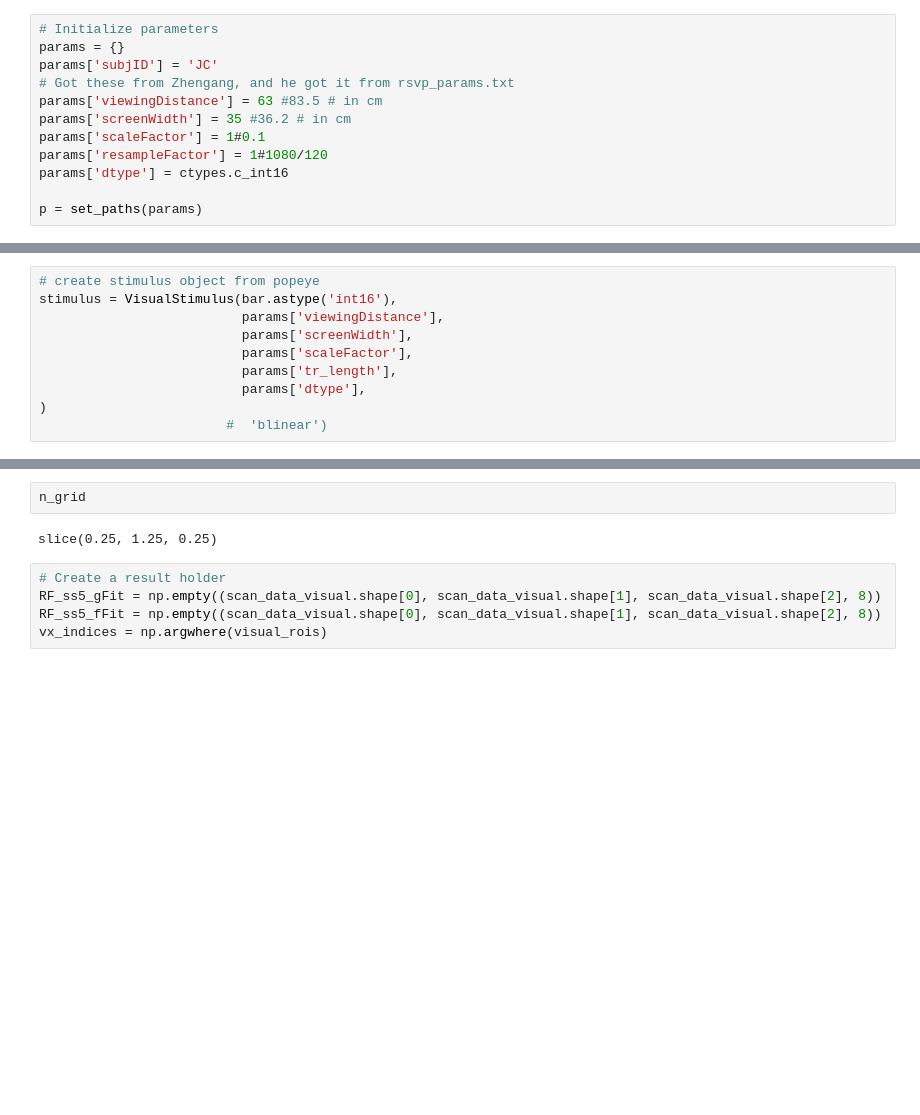
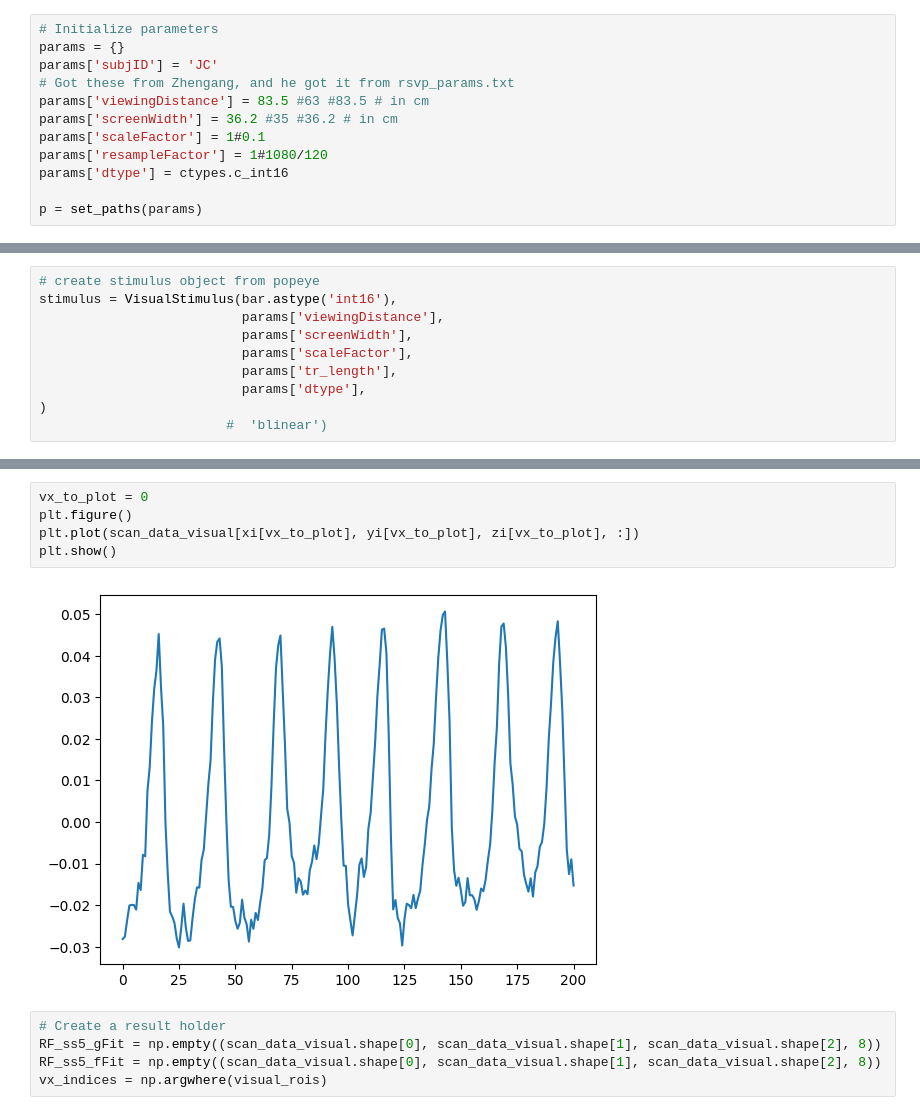
Before and after one commit to clayspacelab/popeye_model_fit, a Jupyter notebook: run_modelfit.ipynb, the cells around one changed output, grey strips where cells are left out. Drawn from its saved outputs; the diff is of its cells as text; blank space fills up the shorter version.

```diff
--- a/run_modelfit.ipynb
+++ b/run_modelfit.ipynb
@@ -27,8 +28,8 @@ from dataloader import set_paths, load_stimuli, copy_files
 params = {}
 params['subjID'] = 'JC'
 # Got these from Zhengang, and he got it from rsvp_params.txt
-params['viewingDistance'] = 63 #83.5 # in cm
-params['screenWidth'] = 35 #36.2 # in cm
+params['viewingDistance'] = 83.5 #63 #83.5 # in cm
+params['screenWidth'] = 36.2 #35 #36.2 # in cm
 params['scaleFactor'] = 1#0.1
 params['resampleFactor'] = 1#1080/120
 params['dtype'] = ctypes.c_int16
@@ -155,10 +160,13 @@ bounds = (x_bounds, y_bounds, s_bounds, n_bounds, b_bounds, m_bounds)
 
 verbose = 0
 auto_fit = 1
-# %%
-n_grid
-# %% [output]
-slice(0.25, 1.25, 0.25)
+# %%
+vx_to_plot = 0
+plt.figure()
+plt.plot(scan_data_visual[xi[vx_to_plot], yi[vx_to_plot], zi[vx_to_plot], :])
+plt.show()
+# %% [output]
+[figure, added]
 # %%
 # Create a result holder
 RF_ss5_gFit = np.empty((scan_data_visual.shape[0], scan_data_visual.shape[1], scan_data_visual.shape[2], 8))
```
Also changed, not shown: parts of 10 cells of this notebook.
